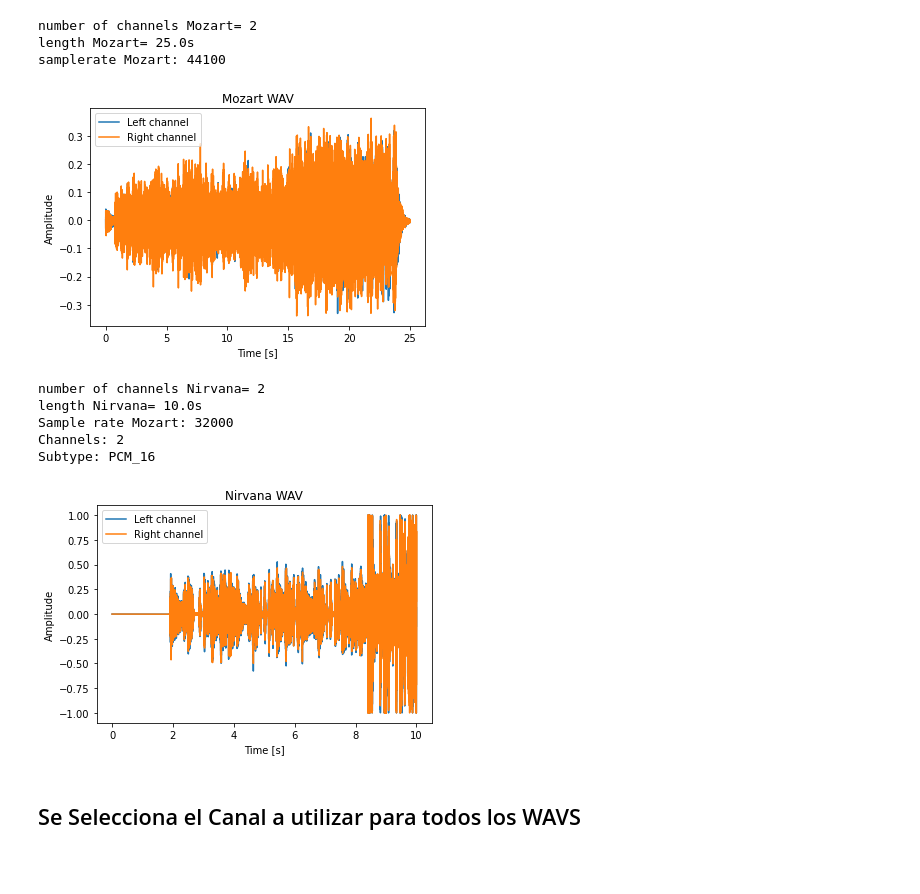
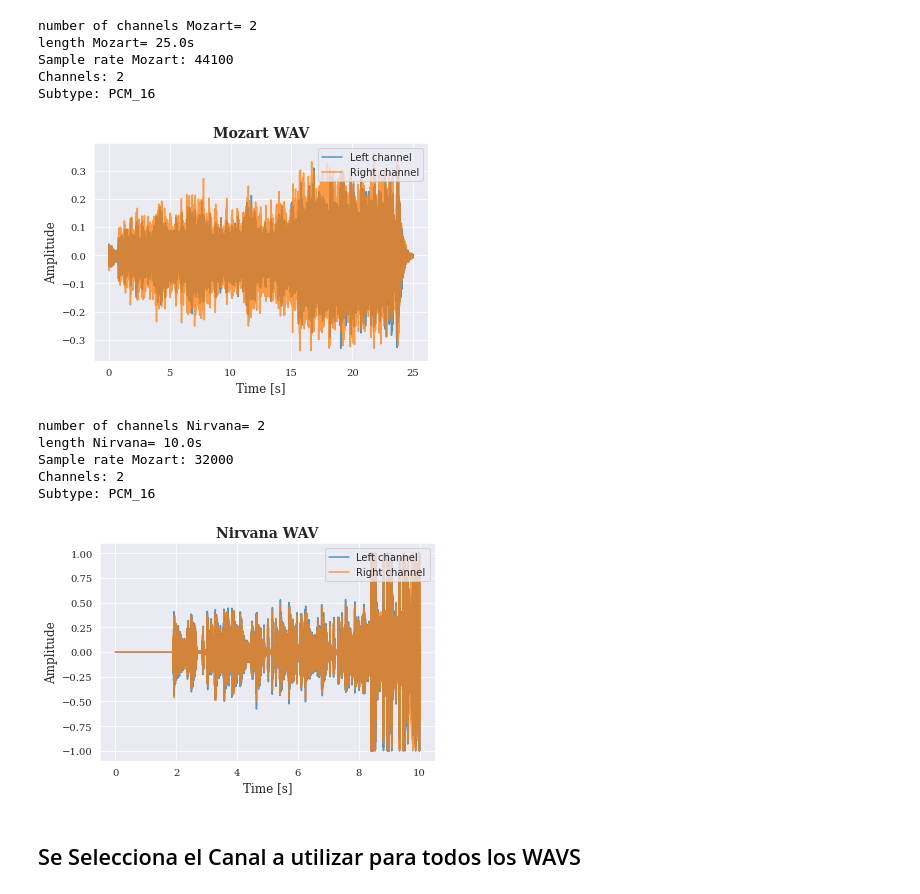
Before and after one commit to capajaro/DSP_Project, a Jupyter notebook: Proyecto_Final_DSP_UN.ipynb, the cells around one changed output. Cells and saved outputs as stored; diff of their text form; code cells hidden in the pictures; blank space fills up the shorter version.

```diff
--- a/Proyecto_Final_DSP_UN.ipynb
+++ b/Proyecto_Final_DSP_UN.ipynb
@@ -24,12 +44,16 @@ print('Channels: {}'.format(Metallica_sf.channels))
 print('Subtype: {}'.format(Metallica_sf.subtype))
 
 time = np.linspace(0., length, Metallica_Data.shape[0])
-plt.plot(time, Metallica_Data[:, 0], label="Left channel")
-plt.plot(time, Metallica_Data[:, 1], label="Right channel")
-plt.legend()
-plt.xlabel("Time [s]")
-plt.ylabel("Amplitude")
-plt.title("Metallica WAV")
+sns.set_style('darkgrid')
+fig = plt.figure(figsize=(4.5,3))
+plt.plot(time, Metallica_Data[:, 0], label="Left channel", alpha = 0.75)
+plt.plot(time, Metallica_Data[:, 1], label="Right channel", alpha = 0.75)
+plt.legend(loc='upper right')
+plt.xlabel("Time [s]", fontdict = {'fontsize': 12, 'fontname': 'serif'})
+plt.ylabel("Amplitude", fontdict = {'fontsize': 12, 'fontname': 'serif'})
+plt.title("Metallica WAV", fontdict = {'fontsize': 14, 'fontweight': 'bold', 'fontname': 'serif'})
+plt.xticks(fontsize = 10, fontname = 'serif')
+plt.yticks(fontsize = 10, fontname = 'serif')
 plt.show()
 # %% [output]
 length Metallica= 15.0s
@@ -40,26 +64,30 @@ Subtype: PCM_16
 # %%
 print(f"number of channels Mozart= {Mozart_Data.shape[1]}")
 Mozart_sf = sf.SoundFile('/content/Mozart.wav')
 length = Mozart_Data.shape[0] / samplerate_Mozart
 print(f"length Mozart= {length}s")
 
 print('Sample rate Mozart: {}'.format(Mozart_sf.samplerate))
 print('Channels: {}'.format(Mozart_sf.channels))
 print('Subtype: {}'.format(Mozart_sf.subtype))
 
 time = np.linspace(0., length, Mozart_Data.shape[0])
-plt.plot(time, Mozart_Data[:, 0], label="Left channel")
-plt.plot(time, Mozart_Data[:, 1], label="Right channel")
-plt.legend()
-plt.xlabel("Time [s]")
-plt.ylabel("Amplitude")
-plt.title("Mozart WAV")
+plt.plot(time, Mozart_Data[:, 0], label="Left channel", alpha = 0.75)
+plt.plot(time, Mozart_Data[:, 1], label="Right channel", alpha = 0.75)
+plt.legend(loc='upper right')
+plt.xlabel("Time [s]", fontdict = {'fontsize': 12, 'fontname': 'serif'})
+plt.ylabel("Amplitude", fontdict = {'fontsize': 12, 'fontname': 'serif'})
+plt.title("Mozart WAV", fontdict = {'fontsize': 14, 'fontweight': 'bold', 'fontname': 'serif'})
+plt.xticks(fontsize = 10, fontname = 'serif')
+plt.yticks(fontsize = 10, fontname = 'serif')
 plt.show()
 # %% [output]
 number of channels Mozart= 2
 length Mozart= 25.0s
-samplerate Mozart: 44100
+Sample rate Mozart: 44100
+Channels: 2
+Subtype: PCM_16
-[figure, old version]
+[figure, new version]
 # %%
 print(f"number of channels Nirvana= {Nirvana_Data.shape[1]}")
 Nirvana_sf = sf.SoundFile('/content/Nirvana.wav')
@@ -71,12 +99,14 @@ print('Channels: {}'.format(Nirvana_sf.channels))
 print('Subtype: {}'.format(Nirvana_sf.subtype))
 
 time = np.linspace(0., length, Nirvana_Data.shape[0])
-plt.plot(time, Nirvana_Data[:, 0], label="Left channel")
-plt.plot(time, Nirvana_Data[:, 1], label="Right channel")
-plt.legend()
-plt.xlabel("Time [s]")
-plt.ylabel("Amplitude")
-plt.title("Nirvana WAV")
+plt.plot(time, Nirvana_Data[:, 0], label="Left channel", alpha = 0.75)
+plt.plot(time, Nirvana_Data[:, 1], label="Right channel", alpha = 0.75)
+plt.legend(loc='upper right')
+plt.xlabel("Time [s]", fontdict = {'fontsize': 12, 'fontname': 'serif'})
+plt.ylabel("Amplitude", fontdict = {'fontsize': 12, 'fontname': 'serif'})
+plt.title("Nirvana WAV", fontdict = {'fontsize': 14, 'fontweight': 'bold', 'fontname': 'serif'})
+plt.xticks(fontsize = 10, fontname = 'serif')
+plt.yticks(fontsize = 10, fontname = 'serif')
 plt.show()
 # %% [output]
 number of channels Nirvana= 2
@@ -84,7 +114,7 @@ length Nirvana= 10.0s
 Sample rate Mozart: 32000
 Channels: 2
 Subtype: PCM_16
-[figure, old version]
+[figure, new version]
 # %% [markdown]
 ## Se Selecciona el Canal a utilizar para todos los WAVS
 # %%
```
Also changed, not shown: parts of 8 cells of this notebook.
